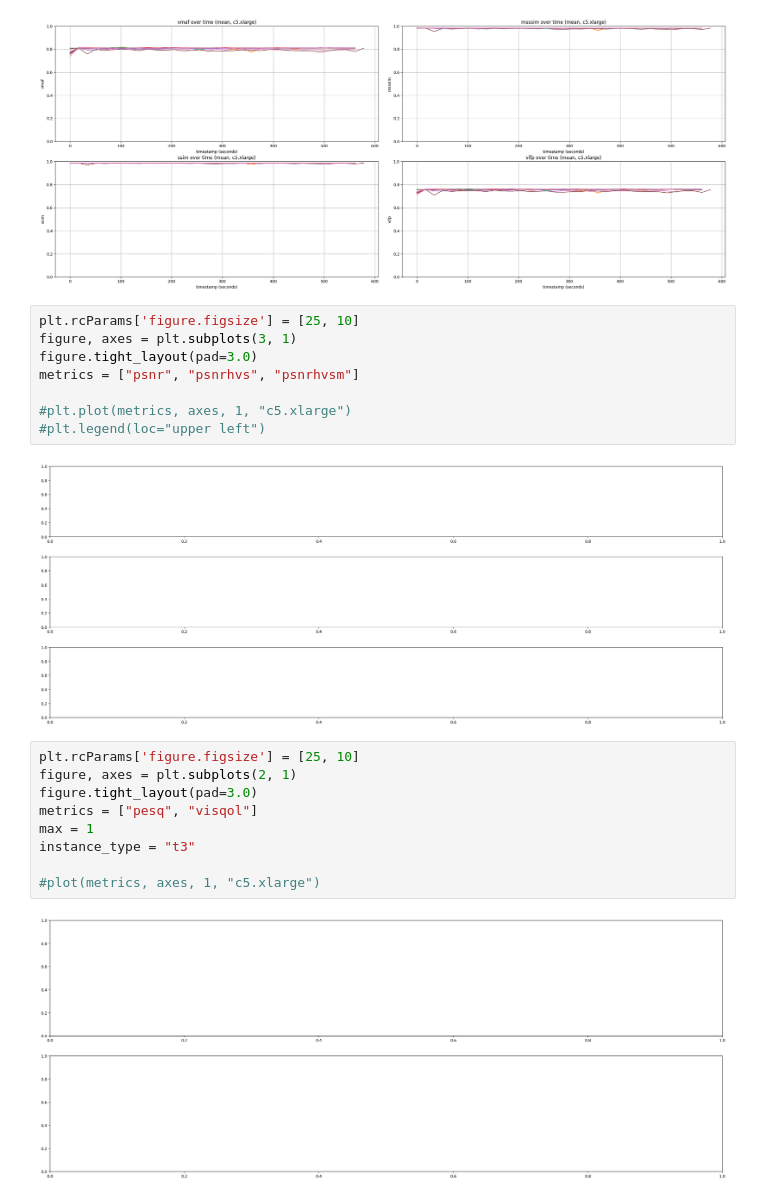
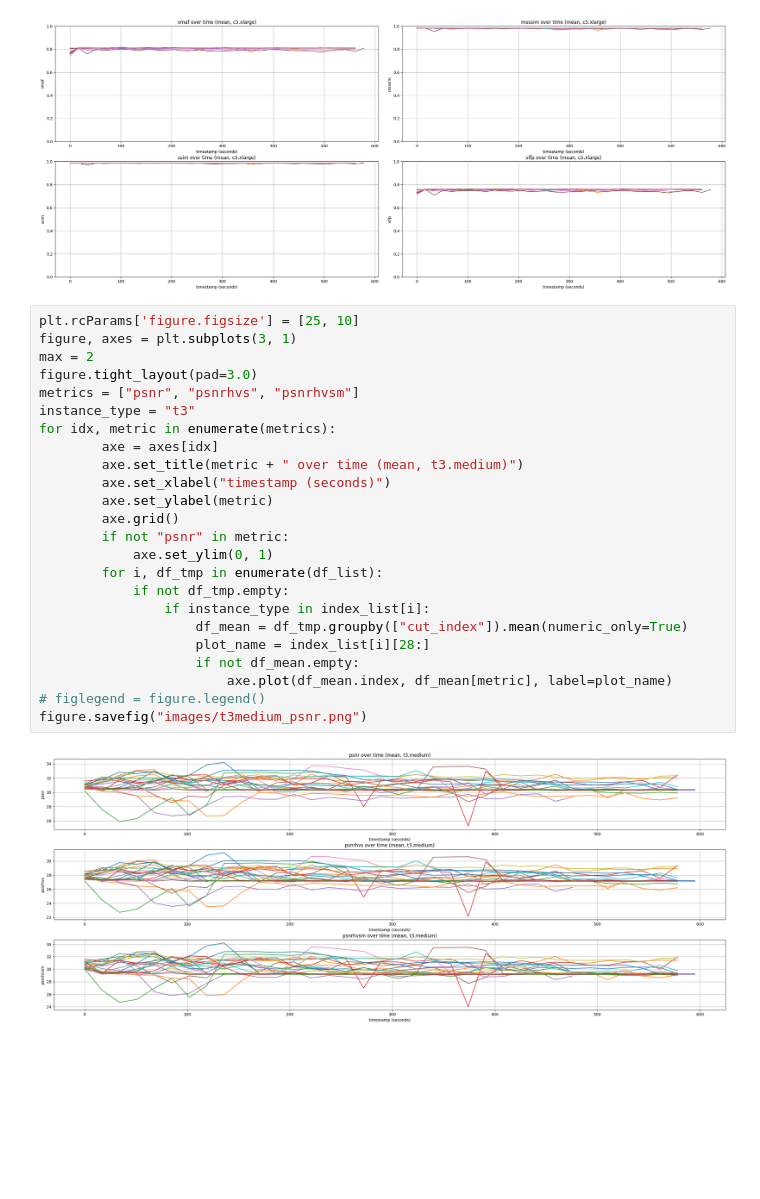
Before and after one commit to codeurjc/Performance-testing-in-the-WebRTC-arena, a Jupyter notebook: preliminary.ipynb, the cells around one changed output. Drawn from its saved outputs; the diff is of its cells as text; blank space fills up the shorter version.

```diff
--- a/preliminary.ipynb
+++ b/preliminary.ipynb
@@ -238,24 +214,29 @@ for idx, metric in enumerate(metrics):
 figure.savefig("images/c5xlarge_normalized.png")
 # %% [output]
 [figure]
-# %%
-plt.rcParams['figure.figsize'] = [25, 10]
-figure, axes = plt.subplots(3, 1)
-figure.tight_layout(pad=3.0)
-metrics = ["psnr", "psnrhvs", "psnrhvsm"]
-
-#plt.plot(metrics, axes, 1, "c5.xlarge")
-#plt.legend(loc="upper left")
-# %% [output]
-[figure, removed]
-# %%
-plt.rcParams['figure.figsize'] = [25, 10]
-figure, axes = plt.subplots(2, 1)
-figure.tight_layout(pad=3.0)
-metrics = ["pesq", "visqol"]
-max = 1
-instance_type = "t3"
-
-#plot(metrics, axes, 1, "c5.xlarge")
-# %% [output]
-[figure, removed]
+# %%
+plt.rcParams['figure.figsize'] = [25, 10]
+figure, axes = plt.subplots(3, 1)
+max = 2
+figure.tight_layout(pad=3.0)
+metrics = ["psnr", "psnrhvs", "psnrhvsm"]
+instance_type = "t3"
+for idx, metric in enumerate(metrics):
+        axe = axes[idx]
+        axe.set_title(metric + " over time (mean, t3.medium)")
+        axe.set_xlabel("timestamp (seconds)")
+        axe.set_ylabel(metric)
+        axe.grid()
+        if not "psnr" in metric:
+            axe.set_ylim(0, 1)
+        for i, df_tmp in enumerate(df_list):
+            if not df_tmp.empty:
+                if instance_type in index_list[i]:
+                    df_mean = df_tmp.groupby(["cut_index"]).mean(numeric_only=True)
+                    plot_name = index_list[i][28:]
+                    if not df_mean.empty:
+                        axe.plot(df_mean.index, df_mean[metric], label=plot_name)
+# figlegend = figure.legend()
+figure.savefig("images/t3medium_psnr.png")
+# %% [output]
+[figure, added]
```
Also changed, not shown: parts of 10 cells of this notebook.
